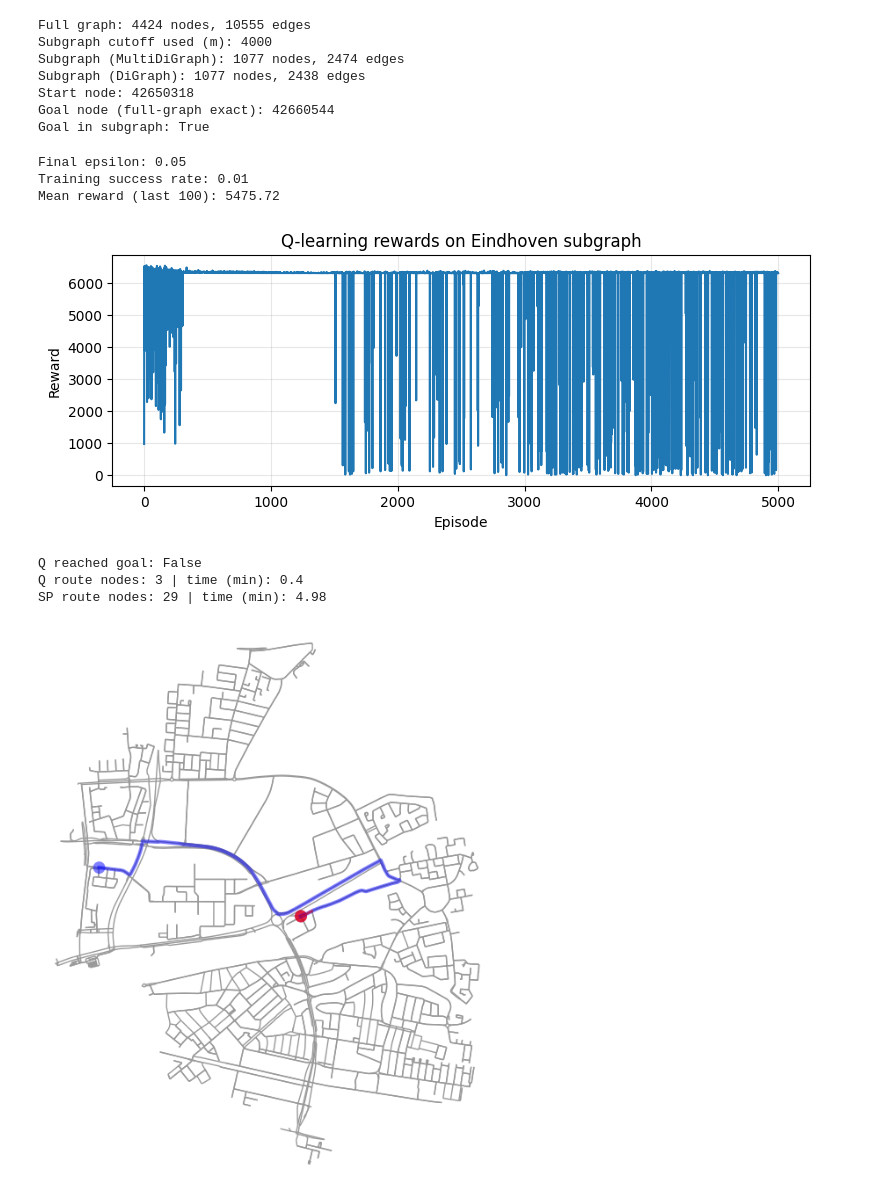
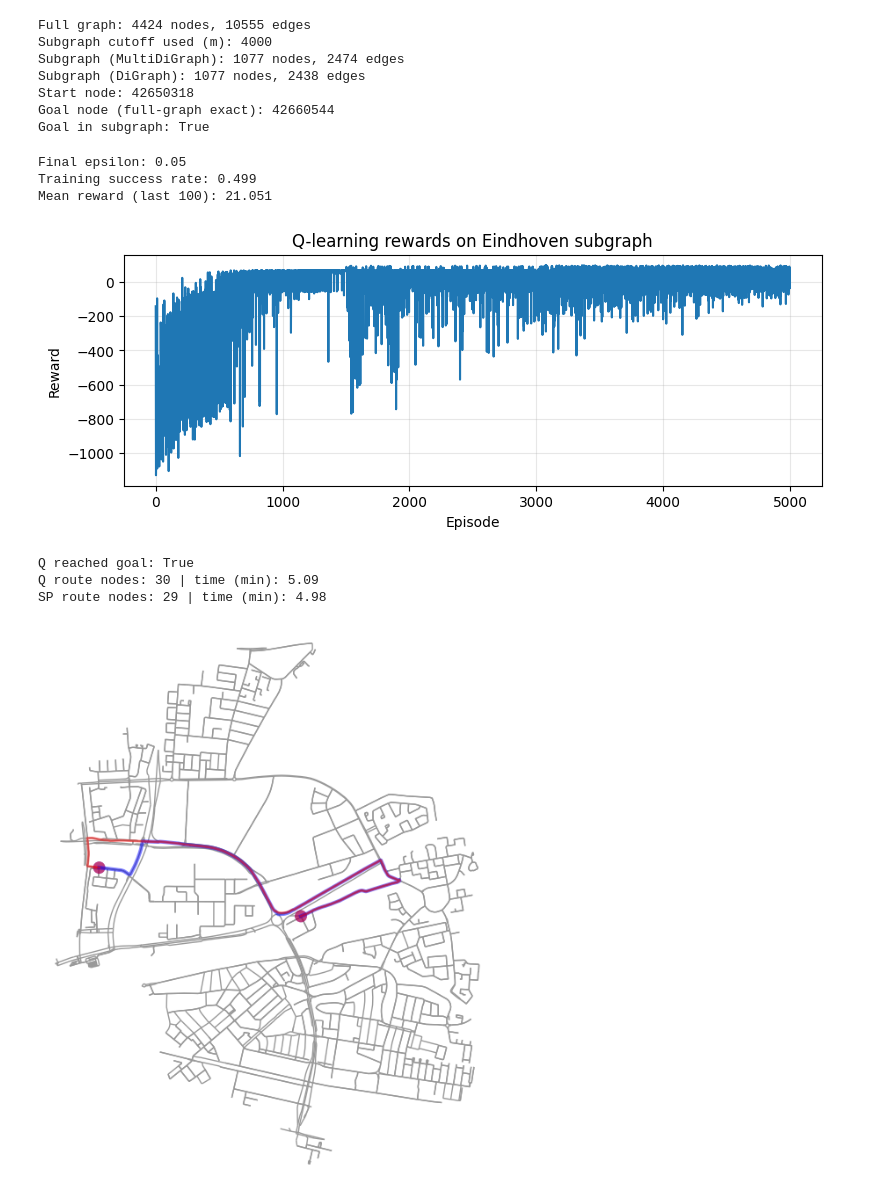
Before and after one commit to jarimbafrancisco-arch/Traffic-Simulator, a Jupyter notebook: route_optimiser.ipynb, the cells around one changed output. Drawn from its saved outputs; the diff is of its cells as text; code cells hidden in the pictures.

```diff
--- a/route_optimiser.ipynb
+++ b/route_optimiser.ipynb
@@ -373,7 +373,7 @@ class RoadQLearningEnv:
         actions = self.out_actions[node]
 
         if action_idx < 0 or action_idx >= len(actions):
-            return self.node_to_idx[node], -0.0, False
+            return self.node_to_idx[node], 0.0, False
 
         next_node, travel_time = actions[action_idx]
         done = next_node == self.goal
@@ -396,7 +396,7 @@ ALPHA_SUB = 0.1
 GAMMA_SUB = 0.99
 EPSILON_SUB = 1.0
 EPS_MIN_SUB = 0.05
-EPS_DECAY_SUB = 0.998
+EPS_DECAY_SUB = 0.999
 
 episode_rewards_sub = []
 success_count_sub = 0
@@ -422,44 +422,47 @@ for ep in range(EPISODES_SUB):
         action = epsilon_greedy(q_table_sub, state, valid, EPSILON_SUB)
         next_state, travel_time, done = env_sub.step(action)
 
+        reward = -(travel_time / 10.0)
+        current_node = env_sub.idx_to_node[next_state]
+        if current_node in visited:
+            reward -= 2.0
+        if done:
+             reward += 100.0
+
         next_valid = env_sub.valid_actions(next_state)
         best_next_q = np.max(q_table_sub[next_state, next_valid]) if (not done and next_valid) else 0.0
         q_table_sub[state, action] += ALPHA_SUB * (
             reward + GAMMA_SUB * best_next_q - q_table_sub[state, action]
         )
 
         state = next_state
         total_reward += reward
-
-        current_node = env_sub.idx_to_node[state]
-        if current_node in visited:
-            total_reward -= 2.0
         visited.add(current_node)
 
         if done:
             reached = True
             break
 
     EPSILON_SUB = max(EPS_MIN_SUB, EPSILON_SUB * EPS_DECAY_SUB)
     episode_rewards_sub.append(total_reward)
     success_count_sub += int(reached)
 
 print("Final epsilon:", round(EPSILON_SUB, 4))
 print("Training success rate:", round(success_count_sub / EPISODES_SUB, 3))
 print("Mean reward (last 100):", round(float(np.mean(episode_rewards_sub[-100:])), 3))
 
 plt.figure(figsize=(9, 3))
 plt.plot(episode_rewards_sub)
 plt.title("Q-learning rewards on Eindhoven subgraph")
 plt.xlabel("Episode")
 plt.ylabel("Reward")
 plt.grid(True, alpha=0.3)
 plt.show()
 # %% [output]
 Final epsilon: 0.05
-Training success rate: 0.01
-Mean reward (last 100): 5475.72
+Training success rate: 0.499
+Mean reward (last 100): 21.051
-[figure, old version]
+[figure, new version]
 # %%
 def route_total_digraph(graph, route, weight):
     total = 0.0
@@ -520,7 +523,7 @@ fig, ax = ox.plot_graph_routes(
     bgcolor="white"
 )
 # %% [output]
-Q reached goal: False
-Q route nodes: 3 | time (min): 0.4
+Q reached goal: True
+Q route nodes: 30 | time (min): 5.09
 SP route nodes: 29 | time (min): 4.98
-[figure, old version]
+[figure, new version]
```
